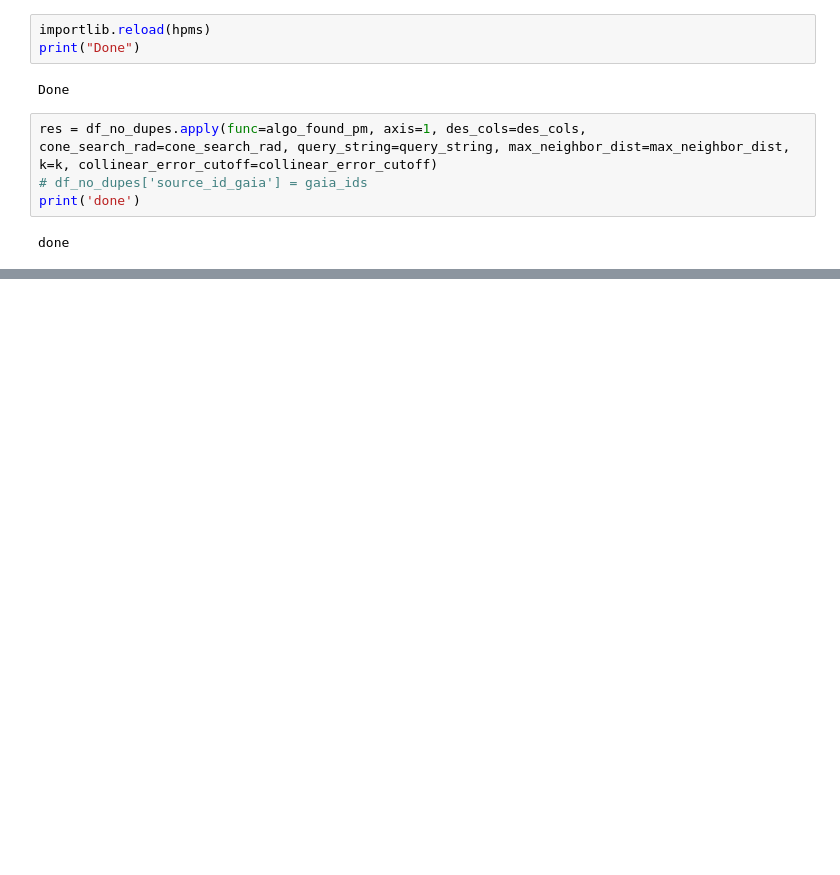
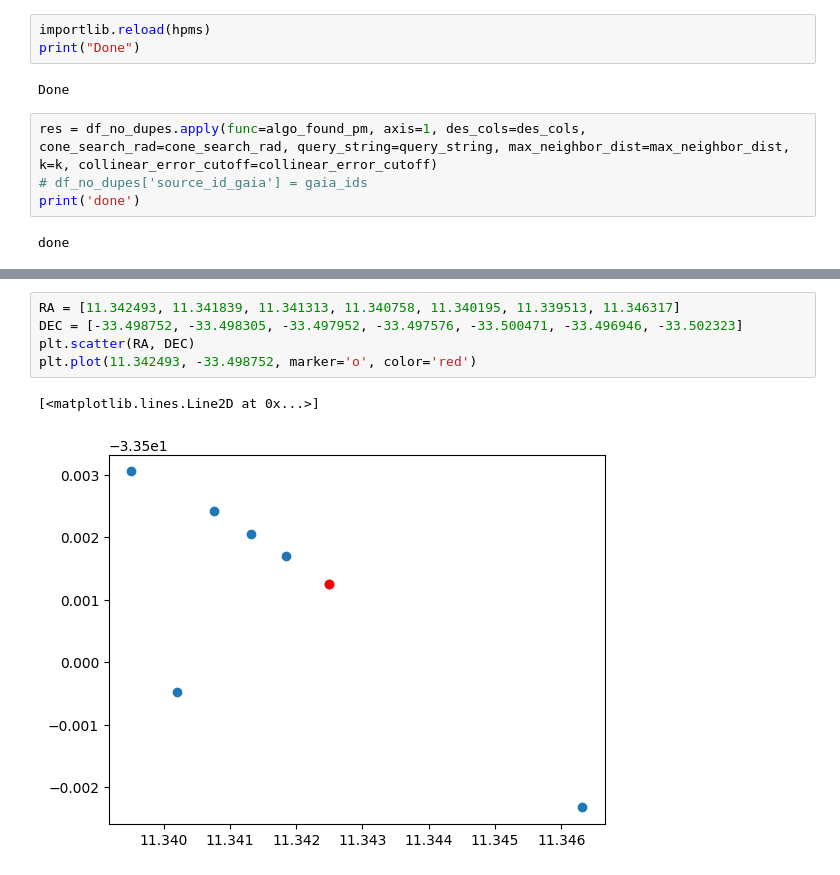
Before and after one commit to JoaoDPassos/brown-dwarf-search, a Jupyter notebook: Jupyter Notebooks/kth_star_pipeline/prototyping/replicate_results.ipynb, the cells around one changed output, grey strips where cells are left out. Drawn from its saved outputs; the diff is of its cells as text; blank space fills up the shorter version.

```diff
--- a/Jupyter Notebooks/kth_star_pipeline/prototyping/replicate_results.ipynb
+++ b/Jupyter Notebooks/kth_star_pipeline/prototyping/replicate_results.ipynb
@@ -310,0 +317,8 @@ plot_found_pms(df=df_combined, check_column='min_kth_min_proj_error', cone_searc
+# %%
+RA = [11.342493, 11.341839, 11.341313, 11.340758, 11.340195, 11.339513, 11.346317]
+DEC = [-33.498752, -33.498305, -33.497952, -33.497576, -33.500471, -33.496946, -33.502323]
+plt.scatter(RA, DEC)
+plt.plot(11.342493, -33.498752, marker='o', color='red')
+# %% [output]
+[<matplotlib.lines.Line2D at 0x...>]
+[figure, added]
```
Also changed, not shown: parts of 9 cells of this notebook, 3 other files.
